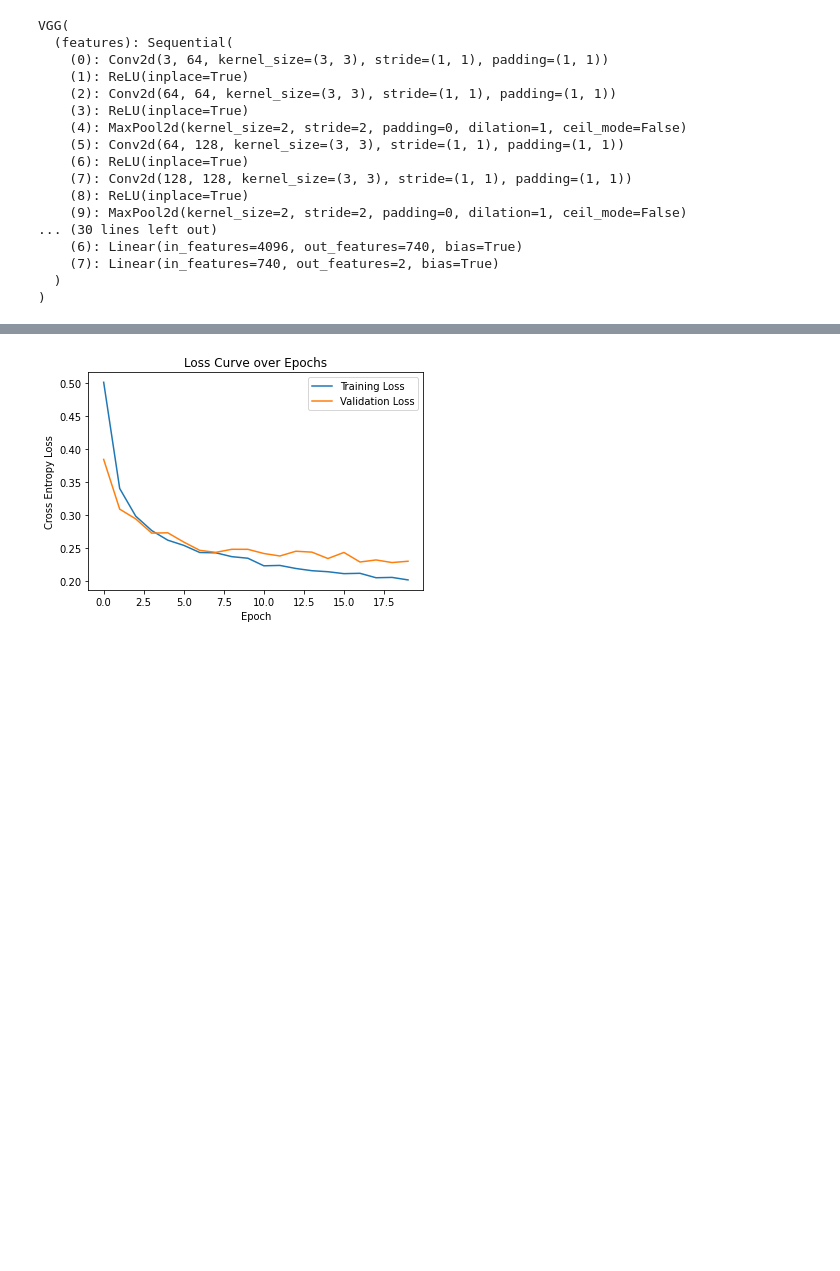
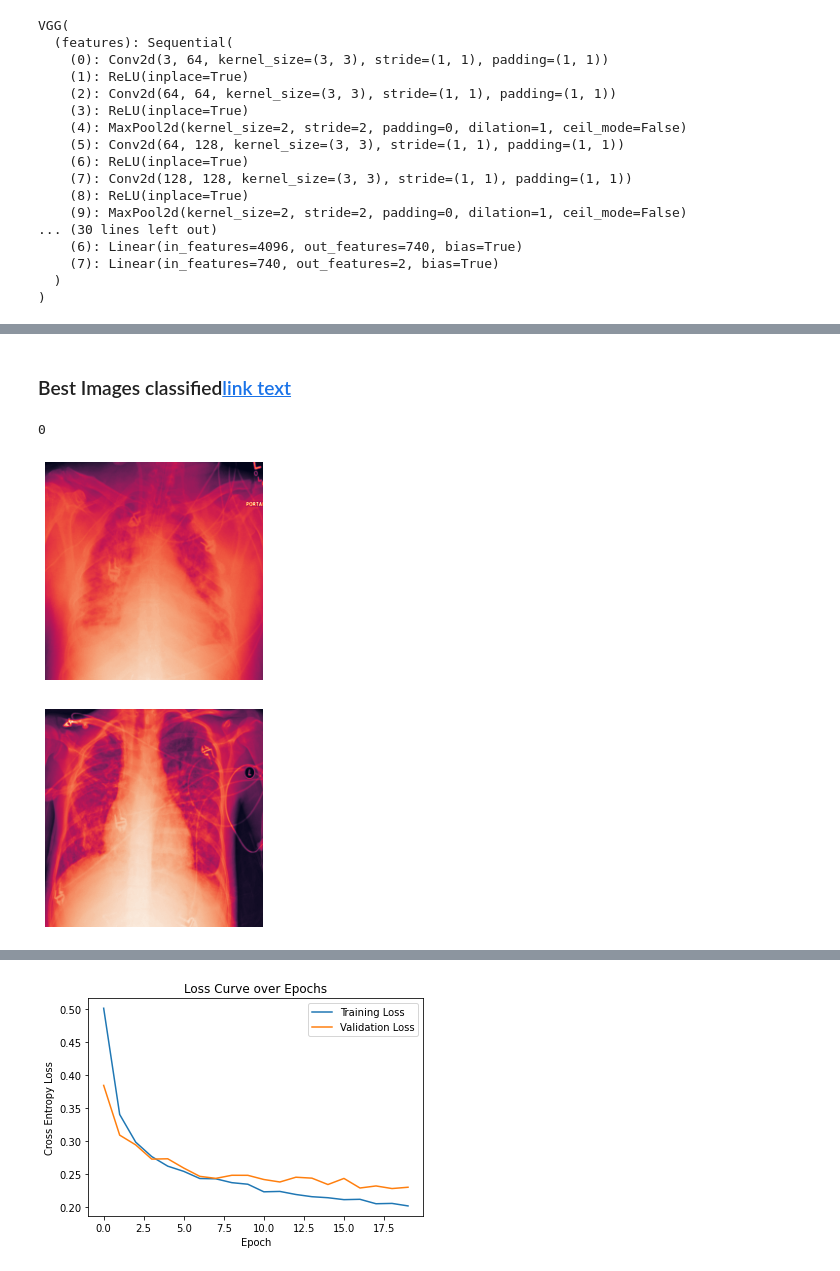
Before and after one commit to imkhubaibraza/MSDS19064_COVID19_DLSpring2020, a Jupyter notebook: covid19_classification.ipynb, the cells around one changed output, grey strips where cells are left out. Drawn from its saved outputs; the diff is of its cells as text; code cells hidden in the pictures; blank space fills up the shorter version.

```diff
--- a/covid19_classification.ipynb
+++ b/covid19_classification.ipynb
@@ -1130,0 +1116,2 @@ F1 Score 0.9287686361126449
+# %% [markdown]
+### Best Images classified[link text](https://)
@@ -1130,0 +1121,21 @@ F1 Score 0.9287686361126449
+# %%
+img1 = test_data[index_best[235]]
+img2 = test_data[index_best[180]]
+x1, y1 = img1 # x is now a torch.Tensor
+x2, y2 = img2 # x is now a torch.Tensor
+# %% [output]
+0
+# %%
+img1 = test_data[index_best[0]]
+img2 = test_data[index_best[1]]
+x2, y2 = img2 # x is now a torch.Tensor
+x1, y1 = img1 # x is now a torch.Tensor
+plt.axis('off')
+plt.imshow(x2.numpy()[0])
+plt.show()
+plt.axis('off')
+plt.imshow(x1.numpy()[0])
+plt.show()
+# %% [output]
+[figure, added]
+[figure, added]
```
Also changed, not shown: parts of 19 cells of this notebook.
